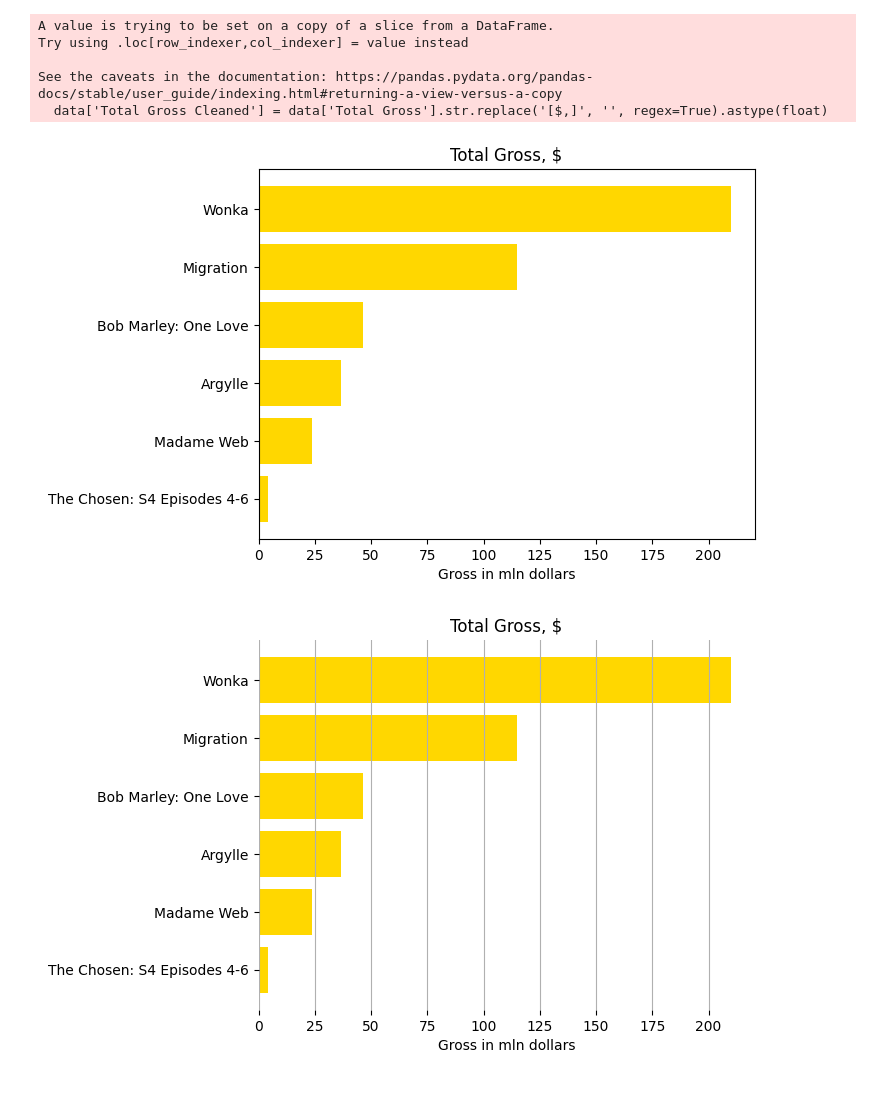
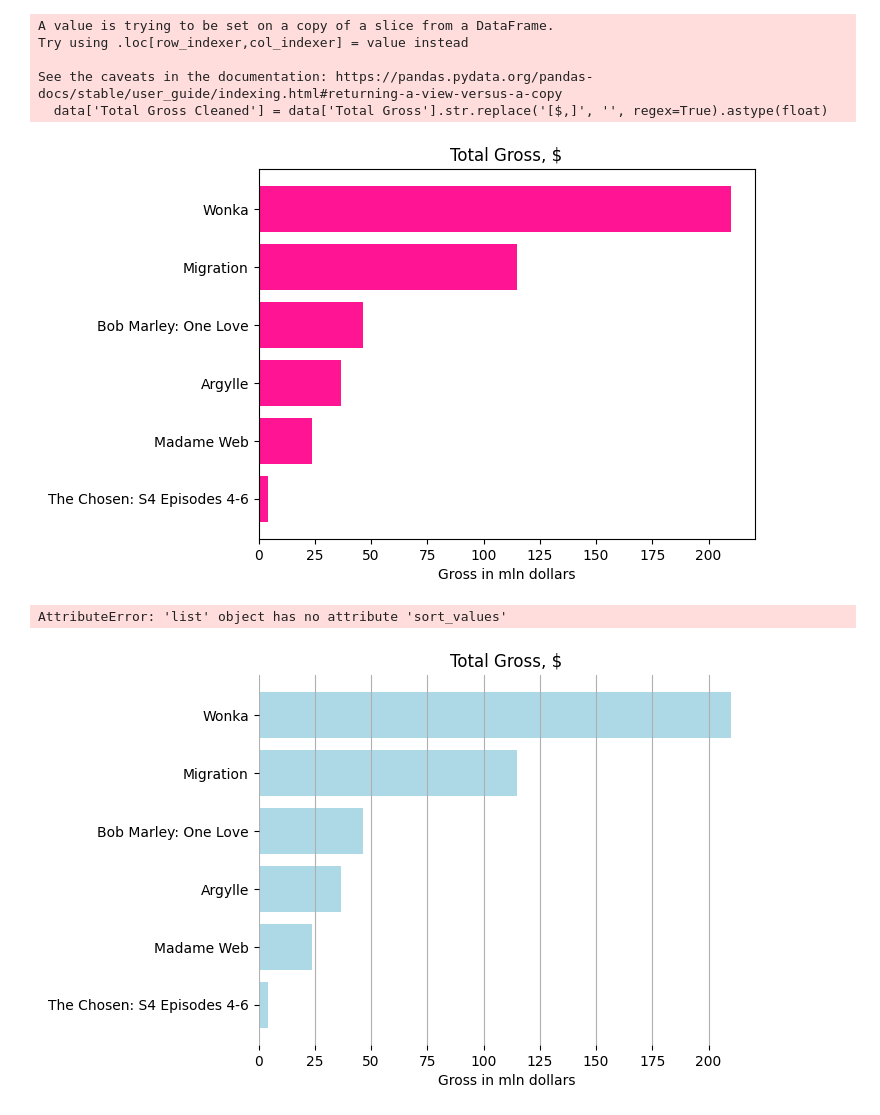
Before and after one commit to jmarcano101/data110, a Jupyter notebook: W4_HW_Scraping_Box_Office_Data_.ipynb, the cells around one changed output. Cells and saved outputs as stored; diff of their text form; code cells hidden in the pictures.

```diff
--- a/W4_HW_Scraping_Box_Office_Data_.ipynb
+++ b/W4_HW_Scraping_Box_Office_Data_.ipynb
@@ -111,17 +111,18 @@ See the caveats in the documentation: https://pandas.pydata.org/pandas-docs/stab
   data['Total Gross Cleaned'] = data['Total Gross'].str.replace('[$,]', '', regex=True).astype(float)
 # %%
 # Task 1 code need to be here
-plt.barh(data_sorted["Title"], data_sorted["Total Gross Cleaned"]/1000000, color="gold")
+plt.barh(data_sorted["Title"], data_sorted["Total Gross Cleaned"]/1000000, color="deeppink")
 plt.xlabel("Gross in mln dollars")
 plt.title("Total Gross, $")
 plt.show()
 
 sorted_data = data.sort_values(by='Total Gross Cleaned', ascending=True)
 # %% [output]
-[figure, old version]
+[figure, new version]
+AttributeError: 'list' object has no attribute 'sort_values'
 # %%
 
-plt.barh(data_sorted["Title"], data_sorted["Total Gross Cleaned"]/1000000, color="gold")
+plt.barh(data_sorted["Title"], data_sorted["Total Gross Cleaned"]/1000000, color="lightblue")
 plt.xlabel("Gross in mln dollars")
 plt.title("Total Gross, $")
 plt.grid(axis = 'x')
@@ -130,4 +131,4 @@ for pos in ['right', 'top', 'bottom', 'left']:
 
 plt.show()
 # %% [output]
-[figure, old version]
+[figure, new version]
```
